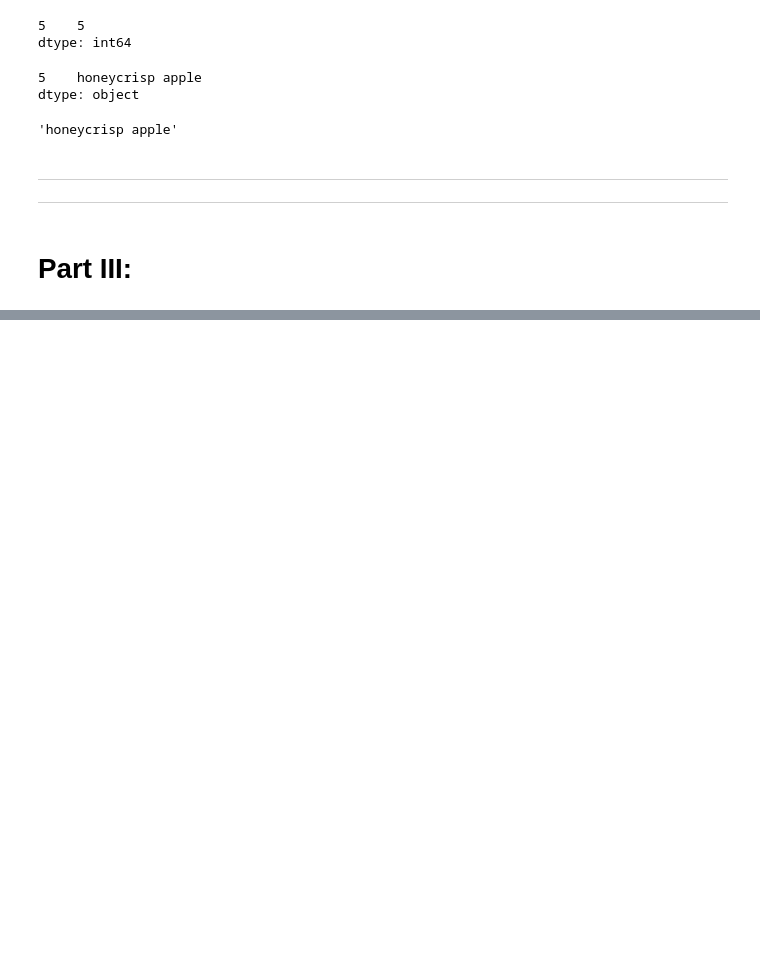
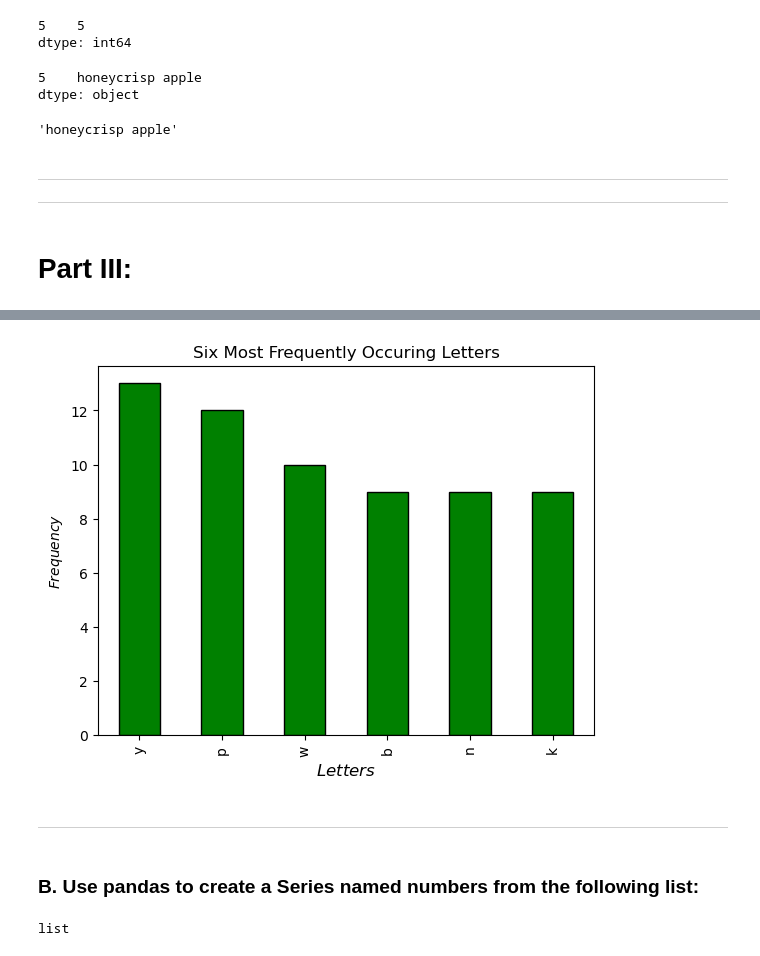
Before and after one commit to CodeupClassroom/quintela-data-science-libraries-exercises, a Jupyter notebook: pandas_series_exercises.ipynb, the cells around one changed output, grey strips where cells are left out. Saved outputs shown, nothing was run; the diff lists cells and outputs as text; code cells hidden in the pictures; blank space fills up the shorter version.

```diff
--- a/pandas_series_exercises.ipynb
+++ b/pandas_series_exercises.ipynb
@@ -796,0 +1069,19 @@ fruits[fruits.str.count('[aeoiu]').max()]
+# %%
+#create bar plot of top 6 values
+letters.value_counts().head(6).plot.bar(color ='green', ec= 'black', width =.5)
+
+#create title
+plt.title('Six Most Frequently Occuring Letters')
+#create x-axis label
+plt.xlabel('$Letters$', size = 12)
+#create y-axis label
+plt.ylabel('$Frequency$')
+
+#remove syntax at top of chart
+plt.show()
+# %% [output]
+[figure, added]
+# %% [markdown]
+<hr style="border:1px solid black">
+# %% [markdown]
+### B. Use pandas to create a Series named numbers from the following list:</b>
@@ -796,0 +1090,5 @@ fruits[fruits.str.count('[aeoiu]').max()]
+# %%
+#let's see what datatype numbers is
+type(numbers)
+# %% [output]
+list
```
Also changed, not shown: parts of 116 cells of this notebook.
